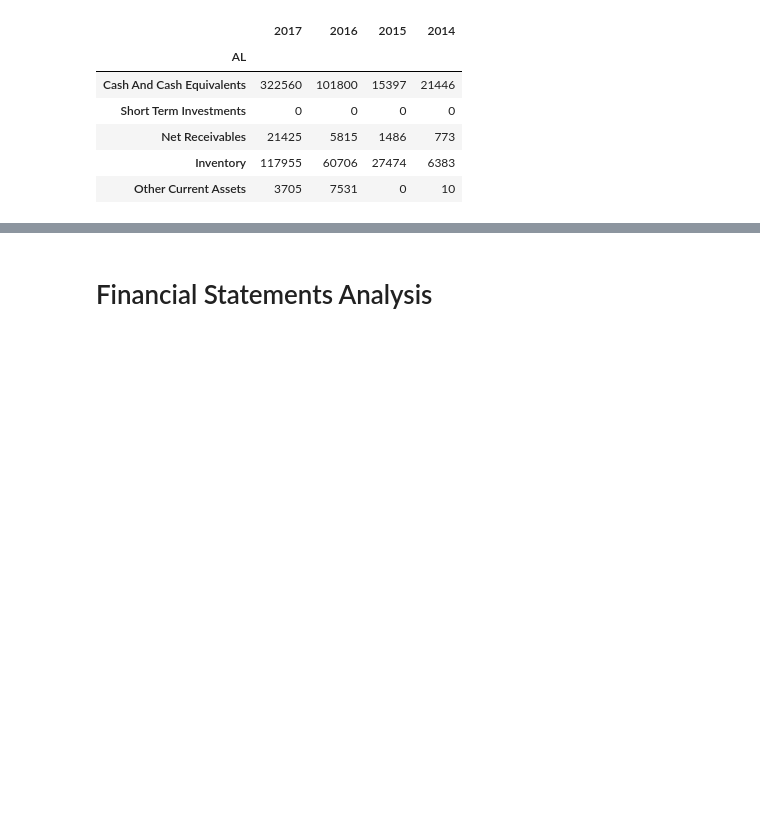
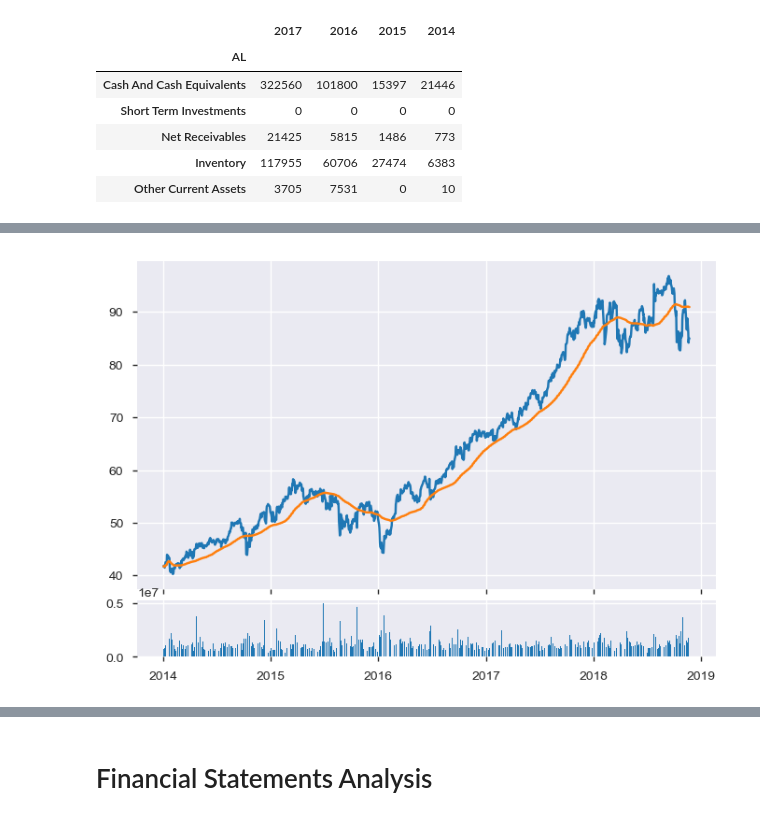
Before and after one commit to SCS-UofT/SCS3250-020, a Jupyter notebook: Project3250-020_WorkingCopy.ipynb, the cells around one changed output, grey strips where cells are left out. Drawn from its saved outputs; the diff is of its cells as text; code cells hidden in the pictures; blank space fills up the shorter version.

```diff
--- a/Project3250-020_WorkingCopy.ipynb
+++ b/Project3250-020_WorkingCopy.ipynb
@@ -268,0 +271,4 @@ WEED_BalSh.head()
+# %%
+#moving average
+APH_stocks['100MA'] = APH_stocks['Adj Close'].rolling(window=100, min_periods=0).mean()
+APH_stocks.head()
@@ -268,0 +283,12 @@ WEED_BalSh.head()
+# %%
+# plotting Adjusted Close prices, moving average and volume for APH stocks
+ax1 = plt.subplot2grid((6,1), (0,0), rowspan = 5, colspan = 1)
+ax2 = plt.subplot2grid((6,1), (5,0), rowspan = 1, colspan = 1, sharex=ax1)
+
+ax1.plot(APH_stocks.index, APH_stocks['Adj Close'])
+ax1.plot(APH_stocks.index, APH_stocks['100MA'])
+ax2.bar(APH_stocks.index, APH_stocks['Volume'])
+
+plt.show()
+# %% [output]
+[figure, added]
```
Also changed, not shown: parts of 30 cells of this notebook.
